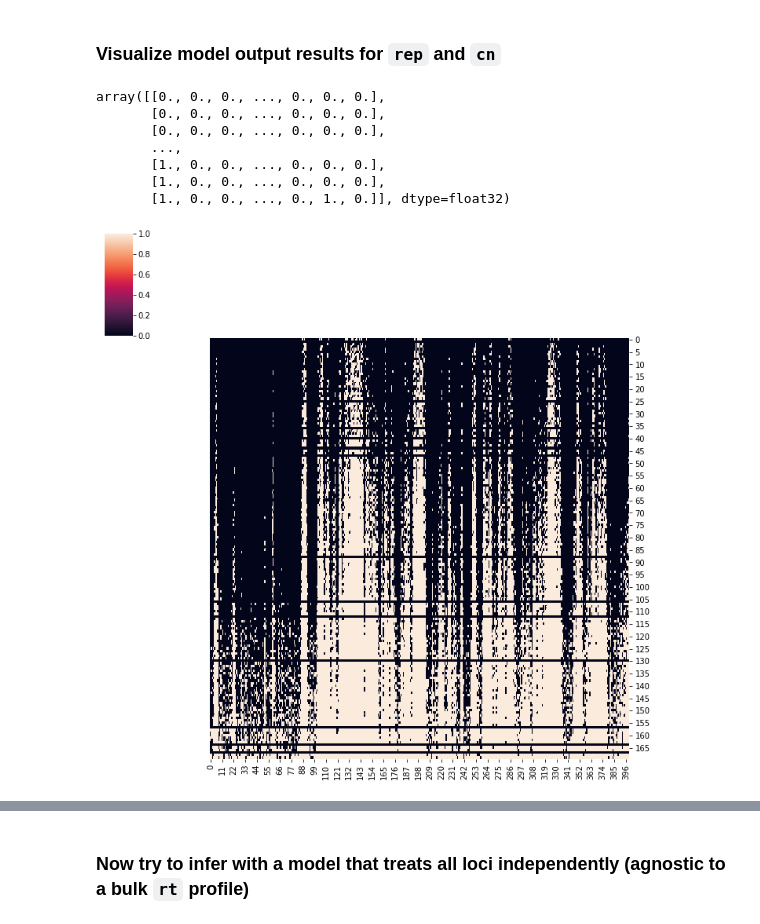
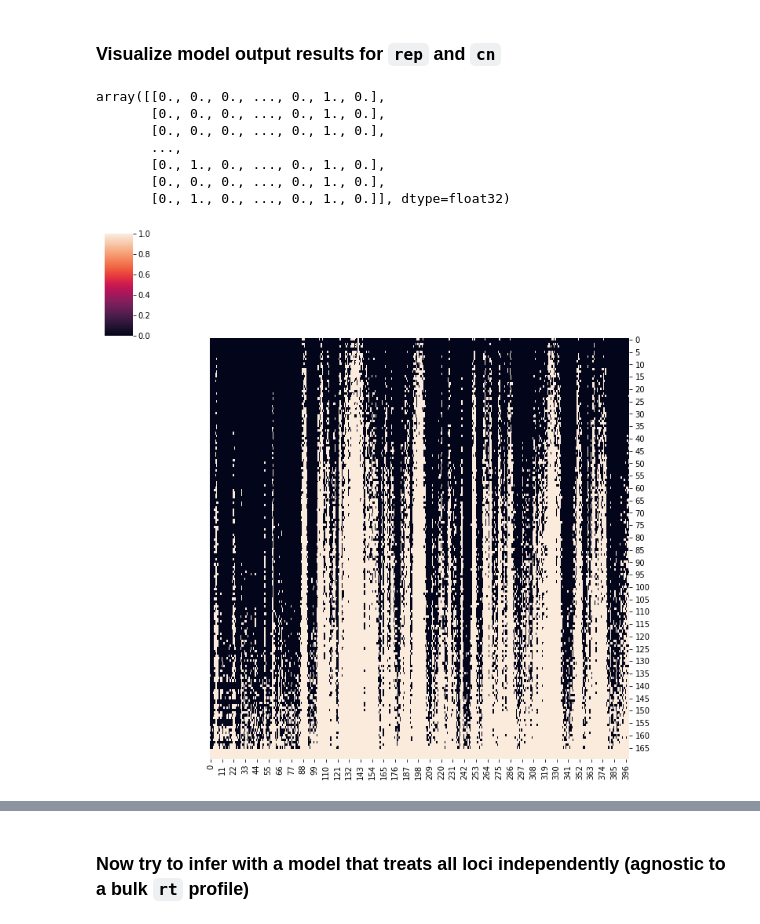
Before and after one commit to shahcompbio/scdna_replication_tools, a Jupyter notebook: notebooks/simulate_s_simple_inference.ipynb, the cells around one changed output, grey strips where cells are left out. Saved outputs shown, nothing was run; the diff lists cells and outputs as text; code cells hidden in the pictures.

```diff
--- a/notebooks/simulate_s_simple_inference.ipynb
+++ b/notebooks/simulate_s_simple_inference.ipynb
@@ -273,0 +391,40 @@ plt.show()
+# %%
+t_alpha_prior = torch.zeros(num_cells)
+t_beta_prior = torch.zeros(num_cells)
+gamma = 6
+for i in range(num_cells):
+    cell_profile = reads_norm_by_cn[:, i]
+    cell_t = t[i]
+    cell_rep_profile = rep[:, i]
+
+    X = cell_profile.numpy().reshape(-1, 1)
+#     gmm2 = GaussianMixture(n_components=2).fit(X)
+#     y_pred2 = gmm2.predict(X)
+
+#     # make sure state==1 represents replicated and state==0 unreplicated
+#     if gmm2.means_[0] > gmm2.means_[1]:
+#         y_pred2 = np.abs(y_pred2 - 1)
+
+    y_pred2, t_guess = manhattan_binarization(X)
+
+#     t_guess = sum(y_pred2) / len(y_pred2)
+    alpha = t_guess * gamma
+    beta = gamma - alpha
+    t_alpha_prior[i] = alpha
+    t_beta_prior[i] = beta
+
+    if i < 3:
+
+        fig, ax = plt.subplots(1, 2, figsize=(12, 4))
+
+        sns.scatterplot(x=torch.arange(0, num_loci), y=cell_profile, hue=y_pred2, ax=ax[0])
+        ax[0].set_xlabel('loci')
+        ax[0].set_ylabel('cn-normalized reads')
+        ax[0].set_title('cell {}, t={}\nt_guess={}'.format(i, cell_t, round(t_guess, 3)))
+
+        sns.kdeplot(x=cell_profile, ax=ax[1])
+        ax[1].set_xlabel('cn-normalized reads')
+        ax[1].set_ylabel('freq')
+        ax[1].set_title('cell {}, t={}\nt_guess={}'.format(i, cell_t, round(t_guess, 3)))
+
+        plt.show()
@@ -355,28 +532,28 @@ plt.title('Convergence of SVI');
 # %%
 
 # Plot replicated state
 
-guide_trace = poutine.trace(guide).get_trace(data=reads, cn_prior=cn_prior)
+guide_trace = poutine.trace(guide).get_trace(data=reads_norm, cn_prior=diploid_cn_prior, t_alpha_prior=t_alpha_prior, t_beta_prior=t_beta_prior)
 trained_model = poutine.replay(conditioned_model, trace=guide_trace)
 
 inferred_model = infer_discrete(
     trained_model, temperature=0,
     first_available_dim=-3)
-trace = poutine.trace(inferred_model).get_trace(data=reads, cn_prior=cn_prior)
+trace = poutine.trace(inferred_model).get_trace(data=reads_norm, cn_prior=diploid_cn_prior, t_alpha_prior=t_alpha_prior, t_beta_prior=t_beta_prior)
 
 sns.clustermap(trace.nodes["rep"]["value"].numpy().astype(float).T[np.argsort(t), :],
                col_cluster=False, row_cluster=False)
 
 trace.nodes["rep"]["value"].numpy()
 # %% [output]
-array([[0., 0., 0., ..., 0., 0., 0.],
-       [0., 0., 0., ..., 0., 0., 0.],
-       [0., 0., 0., ..., 0., 0., 0.],
+array([[0., 0., 0., ..., 0., 1., 0.],
+       [0., 0., 0., ..., 0., 1., 0.],
+       [0., 0., 0., ..., 0., 1., 0.],
        ...,
-       [1., 0., 0., ..., 0., 0., 0.],
-       [1., 0., 0., ..., 0., 0., 0.],
-       [1., 0., 0., ..., 0., 1., 0.]], dtype=float32)
+       [0., 1., 0., ..., 0., 1., 0.],
+       [0., 0., 0., ..., 0., 1., 0.],
+       [0., 1., 0., ..., 0., 1., 0.]], dtype=float32)
-[figure, old version]
+[figure, new version]
 # %%
 sns.clustermap(trace.nodes["cn"]["value"].numpy().astype(float).T[np.argsort(t), :],
                col_cluster=False, row_cluster=False)
```
Also changed, not shown: parts of 72 cells of this notebook, 1 other file.
